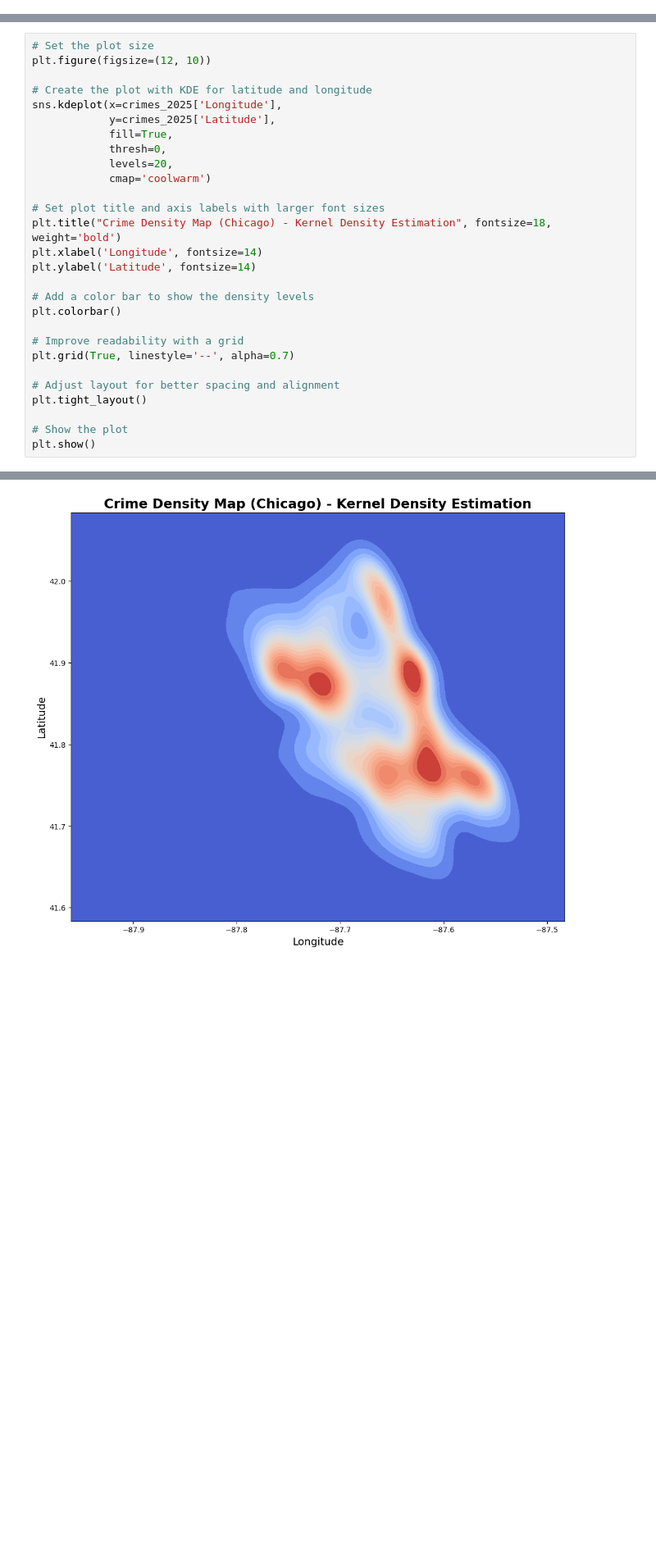
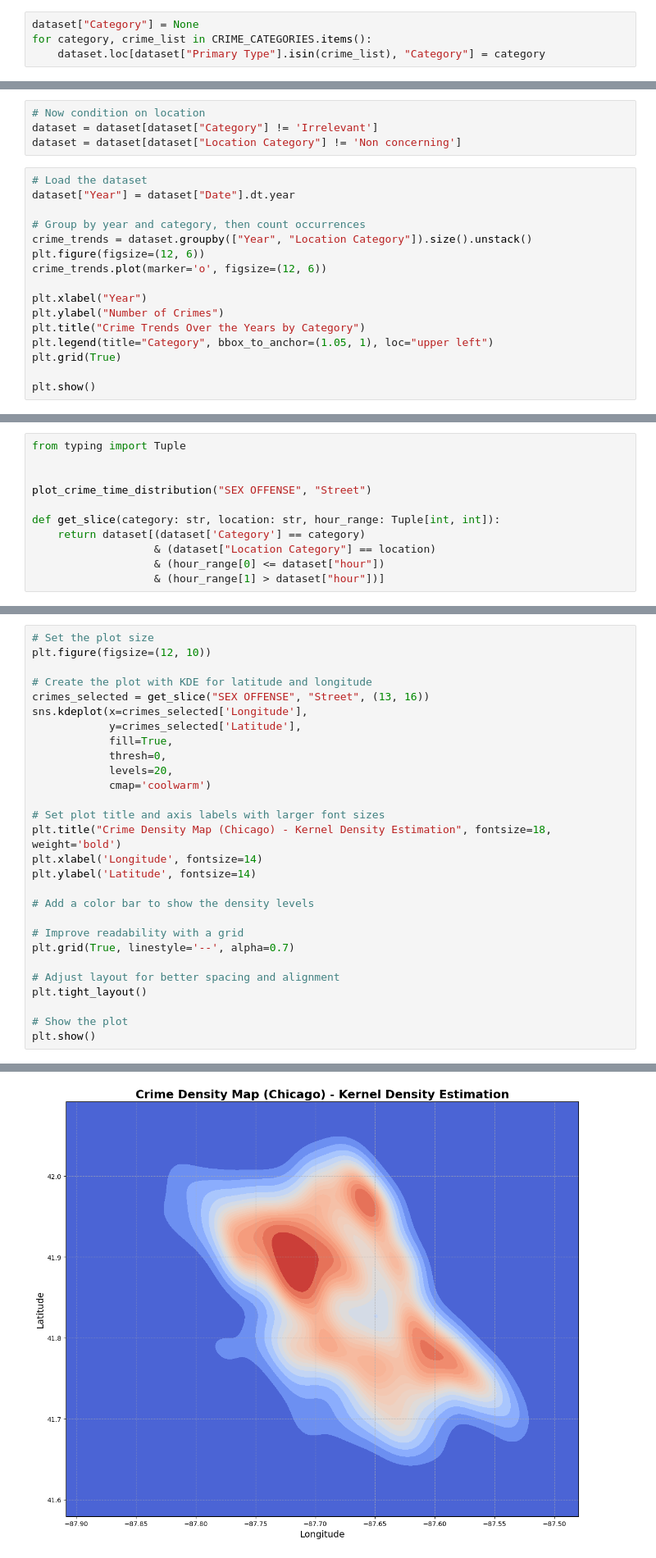
Before and after one commit to com-480-data-visualization/SafetyFirst, a Jupyter notebook: milestone1/antonio_eda.ipynb, the cells around one changed output, grey strips where cells are left out. Shown at 82% size. Drawn from its saved outputs; the diff is of its cells as text; blank space fills up the shorter version.

```diff
--- a/milestone1/antonio_eda.ipynb
+++ b/milestone1/antonio_eda.ipynb
@@ -99,0 +175,4 @@ plt.show()
+# %%
+dataset["Category"] = None
+for category, crime_list in CRIME_CATEGORIES.items():
+    dataset.loc[dataset["Primary Type"].isin(crime_list), "Category"] = category
@@ -398,0 +506,20 @@ Now let's have a look at the locations
+# %%
+# Now condition on location
+dataset = dataset[dataset["Category"] != 'Irrelevant']
+dataset = dataset[dataset["Location Category"] != 'Non concerning']
+# %%
+# Load the dataset
+dataset["Year"] = dataset["Date"].dt.year
+
+# Group by year and category, then count occurrences
+crime_trends = dataset.groupby(["Year", "Location Category"]).size().unstack()
+plt.figure(figsize=(12, 6))
+crime_trends.plot(marker='o', figsize=(12, 6))
+
+plt.xlabel("Year")
+plt.ylabel("Number of Crimes")
+plt.title("Crime Trends Over the Years by Category")
+plt.legend(title="Category", bbox_to_anchor=(1.05, 1), loc="upper left")
+plt.grid(True)
+
+plt.show()
@@ -442,0 +587,11 @@ plot_crime_time_distribution("BATTERY")
+# %%
+from typing import Tuple
+
+
+plot_crime_time_distribution("SEX OFFENSE", "Street")
+
+def get_slice(category: str, location: str, hour_range: Tuple[int, int]):
+    return dataset[(dataset['Category'] == category)
+                   & (dataset["Location Category"] == location)
+                   & (hour_range[0] <= dataset["hour"])
+                   & (hour_range[1] > dataset["hour"])]
@@ -447,8 +618,9 @@ plot_crime_time_distribution("BATTERY")
 plt.figure(figsize=(12, 10))
 
 # Create the plot with KDE for latitude and longitude
-sns.kdeplot(x=crimes_2025['Longitude'],
-            y=crimes_2025['Latitude'],
+crimes_selected = get_slice("SEX OFFENSE", "Street", (13, 16))
+sns.kdeplot(x=crimes_selected['Longitude'],
+            y=crimes_selected['Latitude'],
             fill=True,
             thresh=0,
             levels=20,
@@ -460,7 +632,6 @@ plt.xlabel('Longitude', fontsize=14)
 plt.ylabel('Latitude', fontsize=14)
 
 # Add a color bar to show the density levels
-plt.colorbar()
 
 # Improve readability with a grid
 plt.grid(True, linestyle='--', alpha=0.7)
@@ -475 +645 @@ RuntimeError: No mappable was found to use for colorbar creation. First define a
-[figure, old version]
+[figure, new version]
```
Also changed, not shown: parts of 23 cells of this notebook.
